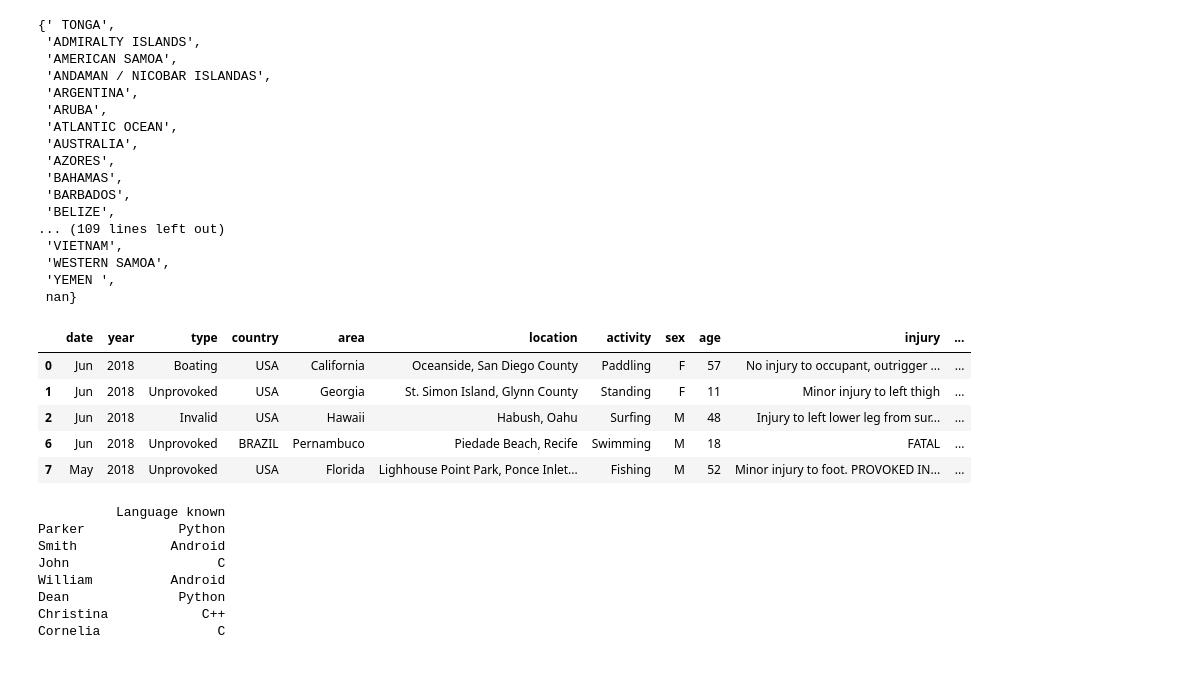
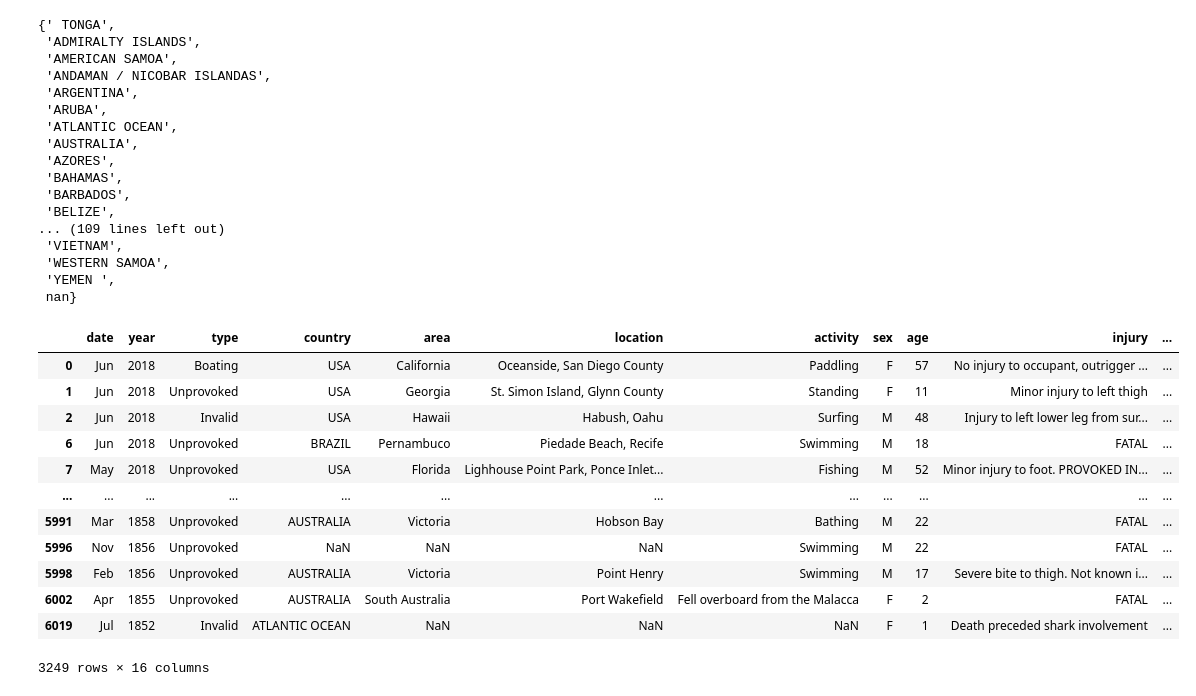
Before and after one commit to ju-br/Cleaning-data-and-evidence-based-insights-Shark-Attack-Project, a Jupyter notebook: Project 1 - Shark attack.ipynb, the cells around one changed output. Drawn from its saved outputs; the diff is of its cells as text; code cells hidden in the pictures; blank space fills up the shorter version.

```diff
--- a/Project 1 - Shark attack.ipynb
+++ b/Project 1 - Shark attack.ipynb
@@ -446,7 +446,8 @@ set(attacks["country"])
  'YEMEN ',
  nan}
 # %%
-def hemisphere(country)
+#function country - hemisphere
+def hemisphere(country):
     North=['ADMIRALTY ISLANDS',' TONGA','AMERICAN SAMOA','ARUBA', 'AZORES','BARBADOS','BAHAMAS', 'BERMUDA', 'BELIZE','BRITISH ISLES',
       'DOMINICAN REPUBLIC','COSTA RICA','CROATIA','CUBA','ENGLAND','CHINA','IRAQ','IRAN','ISRAEL','ITALY','JAPAN','COLUMBIA','CANADA','CENTRAL PACIFIC',
        'CARIBBEAN SEA', 'TURKS & CAICOS','ST. MAARTIN','ST. MARTIN', 'TRINIDAD & TOBAGO', 'TONGA','TAIWAN','VIETNAM','THAILAND','USA', 'SOUTH CHINA SEA', 'SOUTH KOREA','UNITED KINGDOM','UNITED ARAB EMIRATES (UAE)','UNITED ARAB EMIRATES','SRI LANKA', 'PUERTO RICO','PHILIPPINES','TURKEY','SPAIN','SINGAPORE','PALESTINIAN TERRITORIES','SOMALIA','SIERRA LEONE','PANAMA','SENEGAL', 'SAUDI ARABIA','SCOTLAND','RUSSIA','PORTUGAL','PALA','OKINAWA','NICARAGUA','NIGERIA','MICRONESIA','NEW BRITAIN','MID ATLANTIC OCEAN','MARSHALL ISLANDS', 'MALAYSIA','JAMAICA', 'INDIA', 'HONG KONG','HONDURAS','GUINEA','GUAM','GRENADA','EL SALVADOR', 'CAYMAN ISLANDS','GRAND CAYMAN','FEDERATED STATES OF MICRONESIA', 'MALTA', 'GREECE','FRANCE','MEXICO','NORWAY','BRITISH VIRGIN ISLANDS', 'BRITISH WEST INDIES',]
@@ -455,13 +456,6 @@ def hemisphere(country)
     if country in North:
         return 'North Hemisphere'
     elif country in South:
-        return 'NoSouthrth Hemisphere'
+        return 'South Hemisphere'
+    else:
+        return ''
-# %%
-attacks.head()
-# %% [output]
-|  | date | year | type | country | area | location | activity | sex | age | injury | ... |
-| 0 | Jun | 2018 | Boating | USA | California | Oceanside, San Diego County | Paddling | F | 57 | No injury to occupant, outrigger ... | ... |
-| 1 | Jun | 2018 | Unprovoked | USA | Georgia | St. Simon Island, Glynn County | Standing | F | 11 | Minor injury to left thigh | ... |
-| 2 | Jun | 2018 | Invalid | USA | Hawaii | Habush, Oahu | Surfing | M | 48 | Injury to left lower leg from sur... | ... |
-| 6 | Jun | 2018 | Unprovoked | BRAZIL | Pernambuco | Piedade Beach, Recife | Swimming | M | 18 | FATAL | ... |
-| 7 | May | 2018 | Unprovoked | USA | Florida | Lighhouse Point Park, Ponce Inlet... | Fishing | M | 52 | Minor injury to foot. PROVOKED IN... | ... |
@@ -475,15 +462,33 @@ South=['ARGENTINA','PAPUA NEW GUINEA', 'WESTERN SAMOA','URUGUAY','TANZANIA', 'SO
-# %%
-info = pd.DataFrame({'Language known': ['Python', 'Android', 'C', 'Android', 'Python', 'C++', 'C']},
-index=['Parker', 'Smith', 'John', 'William', 'Dean', 'Christina', 'Cornelia'])
-print(info)
-dictionary = {"Python": 1, "Android": 2, "C": 3, "Android": 4, "C++": 5}
-info1 = info.replace({"Language known": dictionary})
-# %% [output]
-          Language known
-Parker            Python
-Smith            Android
-John                   C
-William          Android
-Dean              Python
-Christina            C++
-Cornelia               C
+# %%
+#new column hemisphere
+attacks['hemisphere']=attacks['country'].apply(lambda x: hemisphere(x))
+# %%
+def season_hemisphere(month,hemisphere):
+    North_dict={'Dec':'winter','Jan':'winter','Feb':'winter','Mar':'spring','Apr':'spring','May':'spring','Jun':'summer',
+           'Jul':'summer','Aug':'summer','Sep':'autumn','Oct':'autumn','Nov':'autumn'}
+    South_dict={'Dec':'summer','Jan':'summer','Feb':'summer','Mar':'autumn','Apr':'autumn','May':'autumn','Jun':'winter',
+           'Jul':'winter','Aug':'winter','Sep':'spring','Oct':'spring','Nov':'spring'}
+    if hemisphere == 'North Hemisphere':
+        return North_dict[month]
+    elif hemisphere == 'South Hemisphere':
+        return South_dict[month]
+    else:
+        return ''
+# %%
+#new column season per month and hemisphere
+attacks['season_hemisphere']=attacks.apply(lambda x: season_hemisphere(x['month'],x['hemisphere']),1)
+attacks
+# %% [output]
+|  | date | year | type | country | area | location | activity | sex | age | injury | ... |
+| 0 | Jun | 2018 | Boating | USA | California | Oceanside, San Diego County | Paddling | F | 57 | No injury to occupant, outrigger ... | ... |
+| 1 | Jun | 2018 | Unprovoked | USA | Georgia | St. Simon Island, Glynn County | Standing | F | 11 | Minor injury to left thigh | ... |
+| 2 | Jun | 2018 | Invalid | USA | Hawaii | Habush, Oahu | Surfing | M | 48 | Injury to left lower leg from sur... | ... |
+| 6 | Jun | 2018 | Unprovoked | BRAZIL | Pernambuco | Piedade Beach, Recife | Swimming | M | 18 | FATAL | ... |
+| 7 | May | 2018 | Unprovoked | USA | Florida | Lighhouse Point Park, Ponce Inlet... | Fishing | M | 52 | Minor injury to foot. PROVOKED IN... | ... |
+| ... | ... | ... | ... | ... | ... | ... | ... | ... | ... | ... | ... |
+| 5991 | Mar | 1858 | Unprovoked | AUSTRALIA | Victoria | Hobson Bay | Bathing | M | 22 | FATAL | ... |
+| 5996 | Nov | 1856 | Unprovoked | NaN | NaN | NaN | Swimming | M | 22 | FATAL | ... |
+| 5998 | Feb | 1856 | Unprovoked | AUSTRALIA | Victoria | Point Henry | Swimming | M | 17 | Severe bite to thigh. Not known i... | ... |
+| 6002 | Apr | 1855 | Unprovoked | AUSTRALIA | South Australia | Port Wakefield | Fell overboard from the Malacca | F | 2 | FATAL | ... |
+| 6019 | Jul | 1852 | Invalid | ATLANTIC OCEAN | NaN | NaN | NaN | F | 1 | Death preceded shark involvement | ... |
+3249 rows × 16 columns
```
Also changed, not shown: parts of 5 cells of this notebook.
